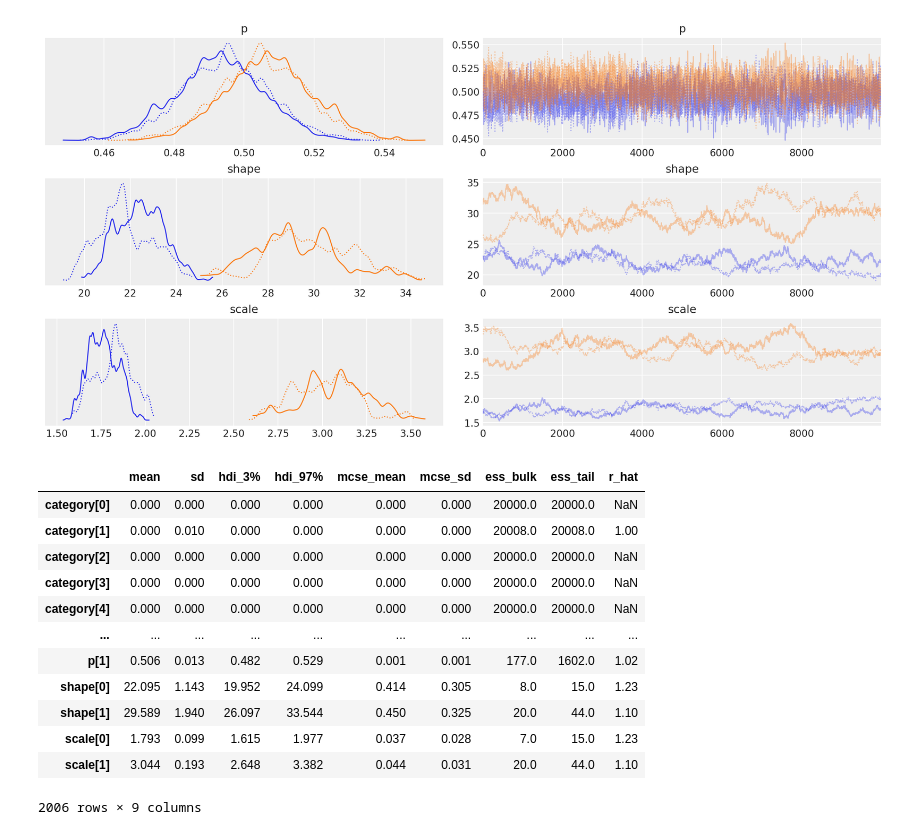
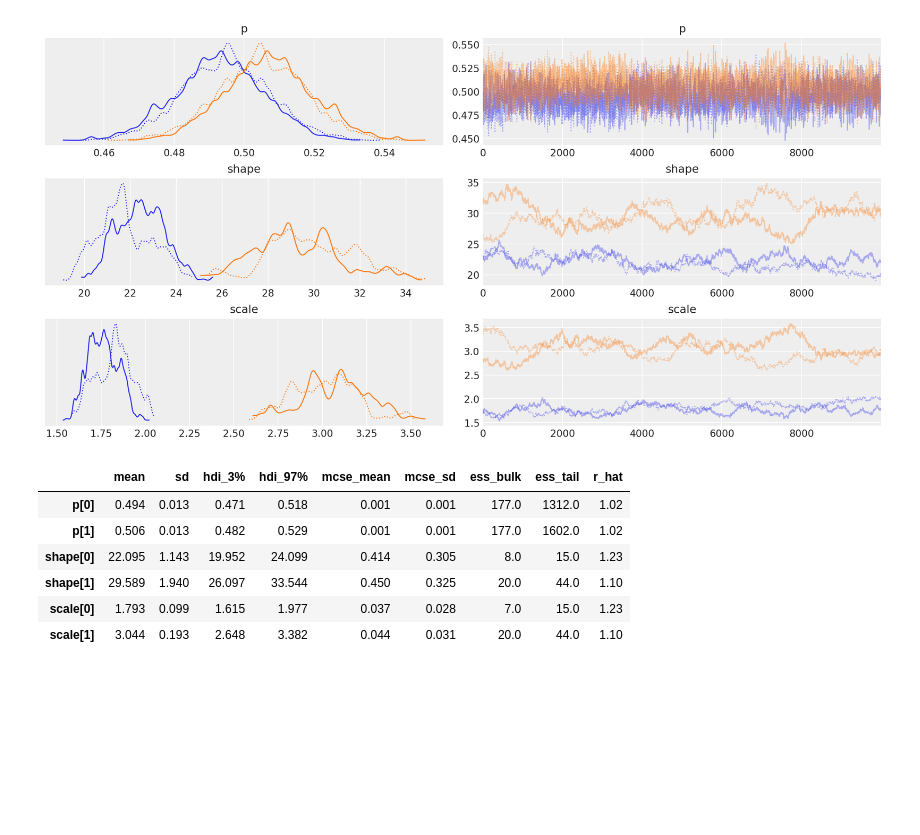
Before and after one commit to dimassores/bayesextremes, a Jupyter notebook: gamma-mixture-model.ipynb, the cells around one changed output. Drawn from its saved outputs; the diff is of its cells as text; code cells hidden in the pictures; blank space fills up the shorter version.

```diff
--- a/gaussian-mixture-model.ipynb
+++ b/gamma-mixture-model.ipynb
@@ -12,7 +14,7 @@ az.style.use("arviz-darkgrid")
 # simulate data from a known mixture distribution
 np.random.seed(12345)  # set random seed for reproducibility
 
-k = 3
+k = 2
 ndata = 1000
 # spread = 5
 # centers = np.array([-spread, 0, spread])
@@ -59,7 +66,7 @@ with model:
 # %%
 # fit model
 with model:
-    step1 = pm.SVGD(vars=[p, shape, scale])
+    step1 = pm.Metropolis(vars=[p, shape, scale])
     step2 = pm.ElemwiseCategorical(vars=[category], values=[0, 1])
     tr = pm.sample(10000, step=[step1, step2], tune=5000)
 # %% [output]
@@ -75,18 +92,12 @@ array([[<AxesSubplot:title={'center':'p'}>,
         <AxesSubplot:title={'center':'scale'}>]], dtype=object)
 [figure]
 # %%
-pm.summary(tr)
+pm.summary(tr, var_names=["p", "shape", "scale"])
 # %% [output]
 |  | mean | sd | hdi_3% | hdi_97% | mcse_mean | mcse_sd | ess_bulk | ess_tail | r_hat |
-| category[0] | 0.000 | 0.000 | 0.000 | 0.000 | 0.000 | 0.000 | 20000.0 | 20000.0 | NaN |
-| category[1] | 0.000 | 0.010 | 0.000 | 0.000 | 0.000 | 0.000 | 20008.0 | 20008.0 | 1.00 |
-| category[2] | 0.000 | 0.000 | 0.000 | 0.000 | 0.000 | 0.000 | 20000.0 | 20000.0 | NaN |
-| category[3] | 0.000 | 0.000 | 0.000 | 0.000 | 0.000 | 0.000 | 20000.0 | 20000.0 | NaN |
-| category[4] | 0.000 | 0.000 | 0.000 | 0.000 | 0.000 | 0.000 | 20000.0 | 20000.0 | NaN |
-| ... | ... | ... | ... | ... | ... | ... | ... | ... | ... |
+| p[0] | 0.494 | 0.013 | 0.471 | 0.518 | 0.001 | 0.001 | 177.0 | 1312.0 | 1.02 |
 | p[1] | 0.506 | 0.013 | 0.482 | 0.529 | 0.001 | 0.001 | 177.0 | 1602.0 | 1.02 |
 | shape[0] | 22.095 | 1.143 | 19.952 | 24.099 | 0.414 | 0.305 | 8.0 | 15.0 | 1.23 |
 | shape[1] | 29.589 | 1.940 | 26.097 | 33.544 | 0.450 | 0.325 | 20.0 | 44.0 | 1.10 |
 | scale[0] | 1.793 | 0.099 | 1.615 | 1.977 | 0.037 | 0.028 | 7.0 | 15.0 | 1.23 |
 | scale[1] | 3.044 | 0.193 | 2.648 | 3.382 | 0.044 | 0.031 | 20.0 | 44.0 | 1.10 |
-2006 rows × 9 columns
```
Also changed, not shown: parts of 4 cells of this notebook.
